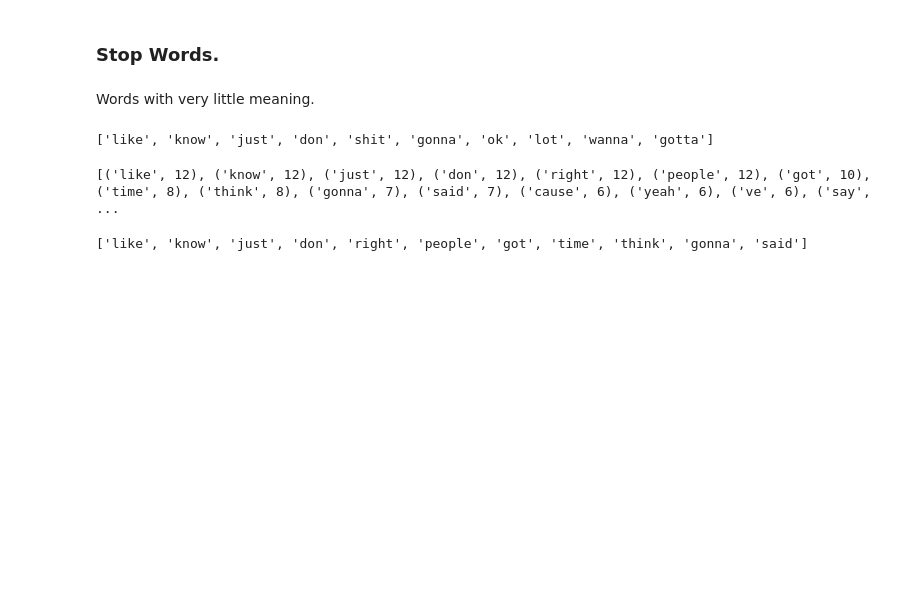
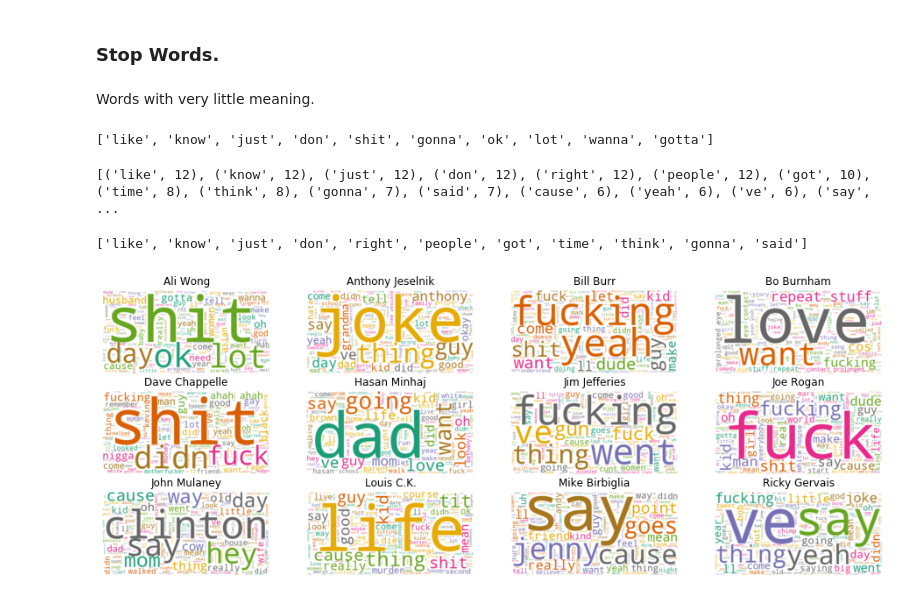
Before and after one commit to borcoferpa92/NLP-BS, a Jupyter notebook: NLP-BS.ipynb, the cells around one changed output. Saved outputs shown, nothing was run; the diff lists cells and outputs as text; code cells hidden in the pictures; blank space fills up the shorter version.

```diff
--- a/NLP-BS.ipynb
+++ b/NLP-BS.ipynb
@@ -255,3 +255,43 @@ dataStop.index = dataClean.index
 # pickle it for late.
 pickle.dump(cv, open('cvStop.pkl', 'wb'))
 dataStop.to_pickle('dtmStop.pkl')
+# %%
+from wordcloud import WordCloud
+
+wc = WordCloud(stopwords = stopWords,
+              background_color = 'white',
+              colormap = 'Dark2',
+              max_font_size = 150,
+              random_state = 42)
+# %%
+# reset the output dimensions.
+
+import matplotlib.pyplot as plt
+
+plt.rcParams['figure.figsize'] = [16, 6]
+
+fullNames = ['Ali Wong',
+             'Anthony Jeselnik',
+             'Bill Burr',
+             'Bo Burnham',
+             'Dave Chappelle',
+             'Hasan Minhaj',
+             'Jim Jefferies',
+             'Joe Rogan',
+             'John Mulaney',
+             'Louis C.K.',
+             'Mike Birbiglia',
+             'Ricky Gervais']
+
+# creating subplots for each comedian.
+
+for index, comedian in enumerate(df.columns):
+    wc.generate(dataClean.Transcript[comedian])
+    plt.subplot(3, 4, index + 1)
+    plt.imshow(wc, interpolation = 'bilinear')
+    plt.axis('off')
+    plt.title(fullNames[index])
+
+plt.show()
+# %% [output]
+[figure, added]
```
Also changed, not shown: parts of 11 cells of this notebook.
